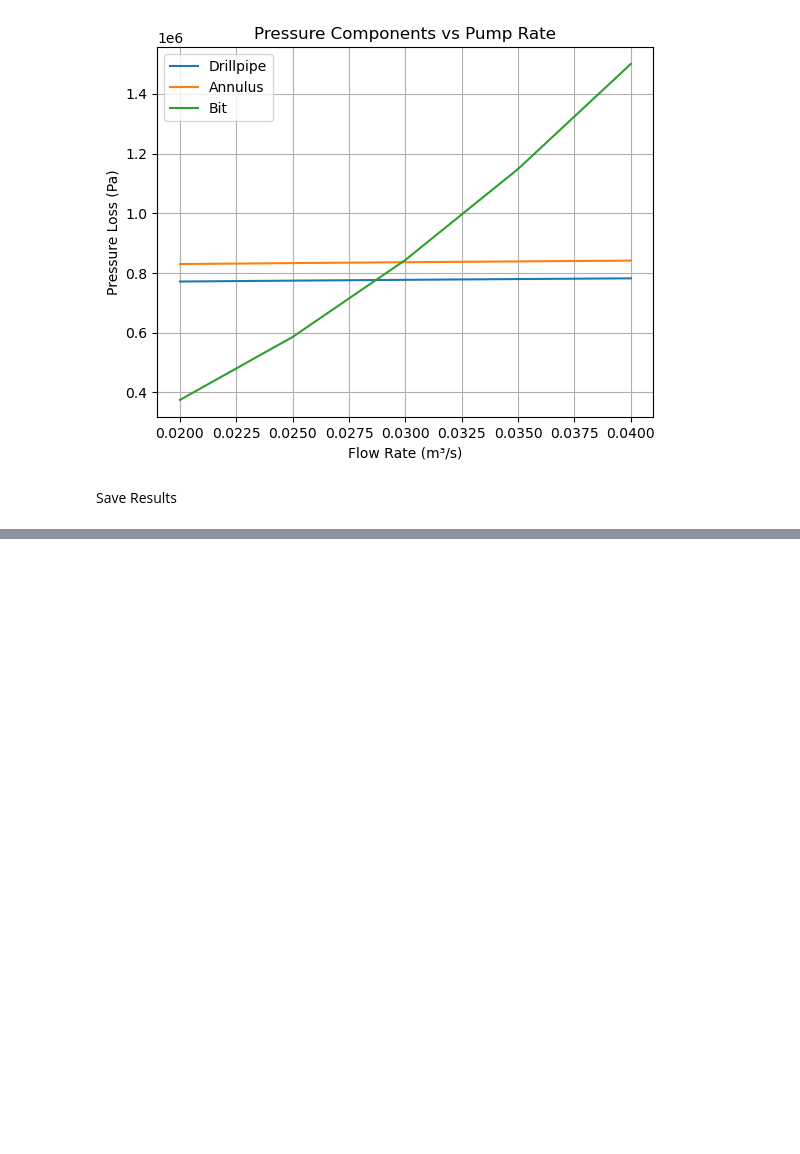
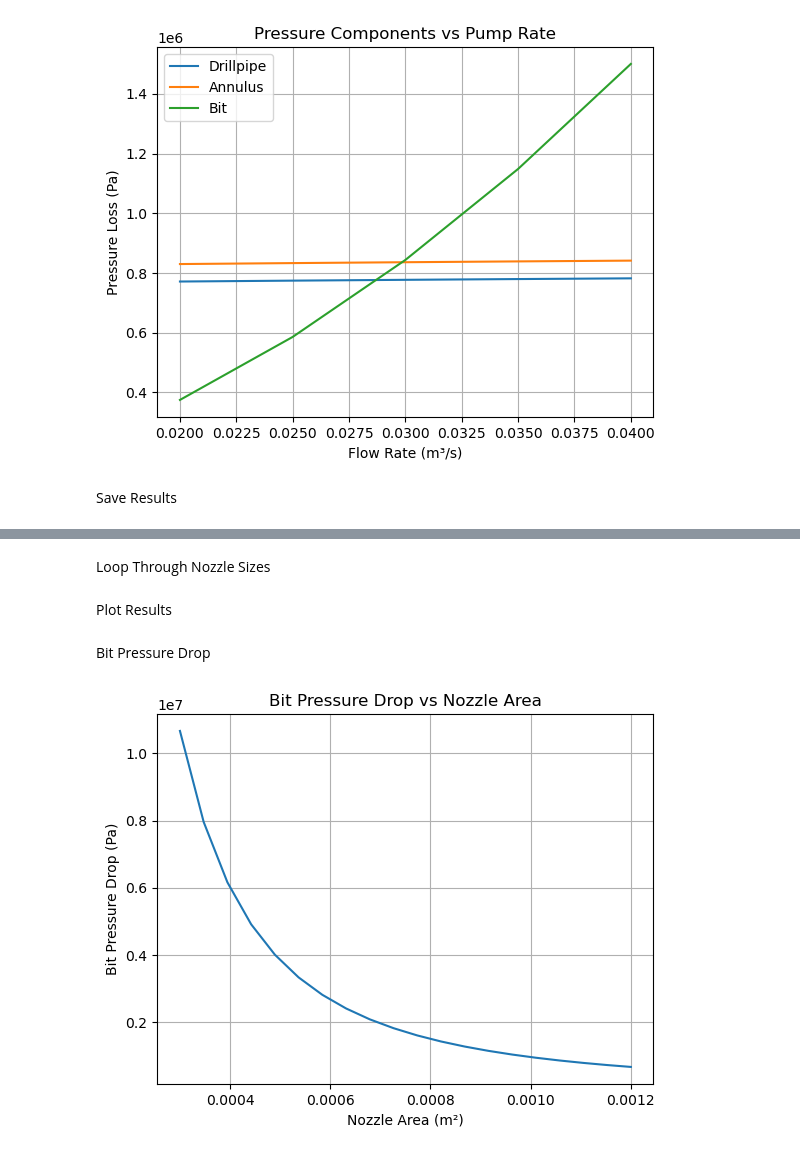
Before and after one commit to Bobi3828/drilling-analytics-engine, a Jupyter notebook: week_04_full_system/notebooks/full_system_analysis.ipynb, the cells around one changed output, grey strips where cells are left out. Drawn from its saved outputs; the diff is of its cells as text; code cells hidden in the pictures; blank space fills up the shorter version.

Commit message:
Week 4 Day 4: Bit nozzle optimization and hydraulic horsepower analysis

```diff
--- a/week_04_full_system/notebooks/full_system_analysis.ipynb
+++ b/week_04_full_system/notebooks/full_system_analysis.ipynb
@@ -424,0 +431,2 @@ results.to_csv("../results/spp_vs_flow.csv", index=False)
+# %%
+nozzle_areas = np.linspace(0.0003, 0.0012, 20)
@@ -424,0 +435,34 @@ results.to_csv("../results/spp_vs_flow.csv", index=False)
+# %%
+dp_bit_list = []
+velocity_list = []
+hhp_list = []
+# %% [markdown]
+Loop Through Nozzle Sizes
+# %%
+for nozzle_area in nozzle_areas:
+
+    dp_bit, velocity, hhp = bit_hydraulics(
+        flow_rate,
+        mud_density,
+        nozzle_area
+    )
+
+    dp_bit_list.append(dp_bit)
+    velocity_list.append(velocity)
+    hhp_list.append(hhp)
+# %% [markdown]
+Plot Results
+# %% [markdown]
+Bit Pressure Drop
+# %%
+plt.figure()
+plt.plot(nozzle_areas, dp_bit_list)
+
+plt.xlabel("Nozzle Area (m²)")
+plt.ylabel("Bit Pressure Drop (Pa)")
+plt.title("Bit Pressure Drop vs Nozzle Area")
+
+plt.grid(True)
+plt.show()
+# %% [output]
+[figure, added]
```
Also changed, not shown: parts of 12 cells of this notebook, 3 other files.
